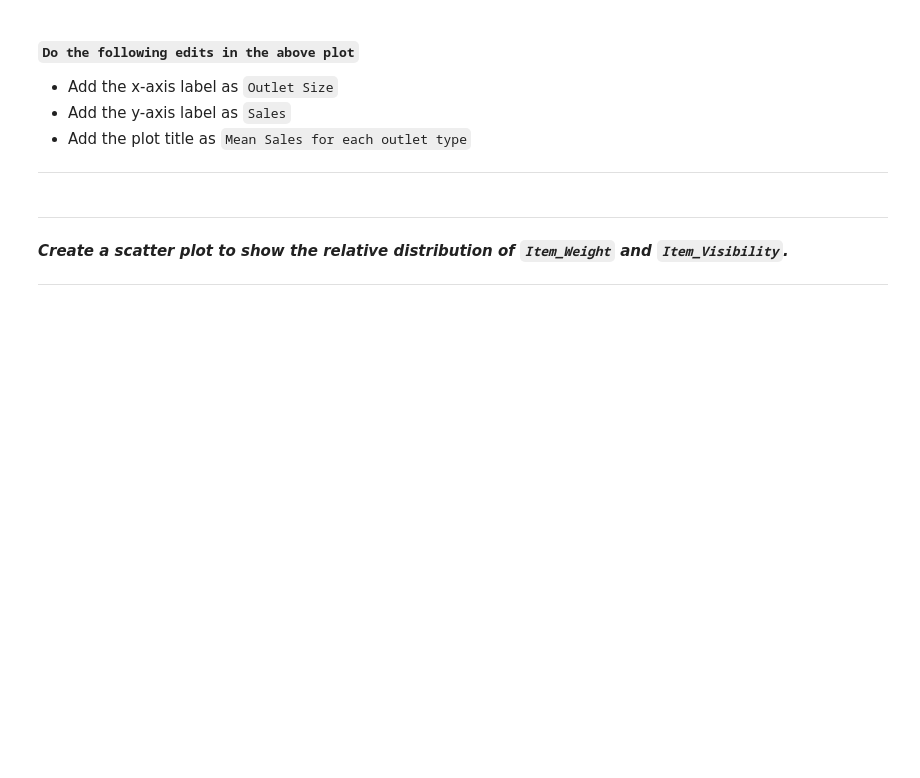
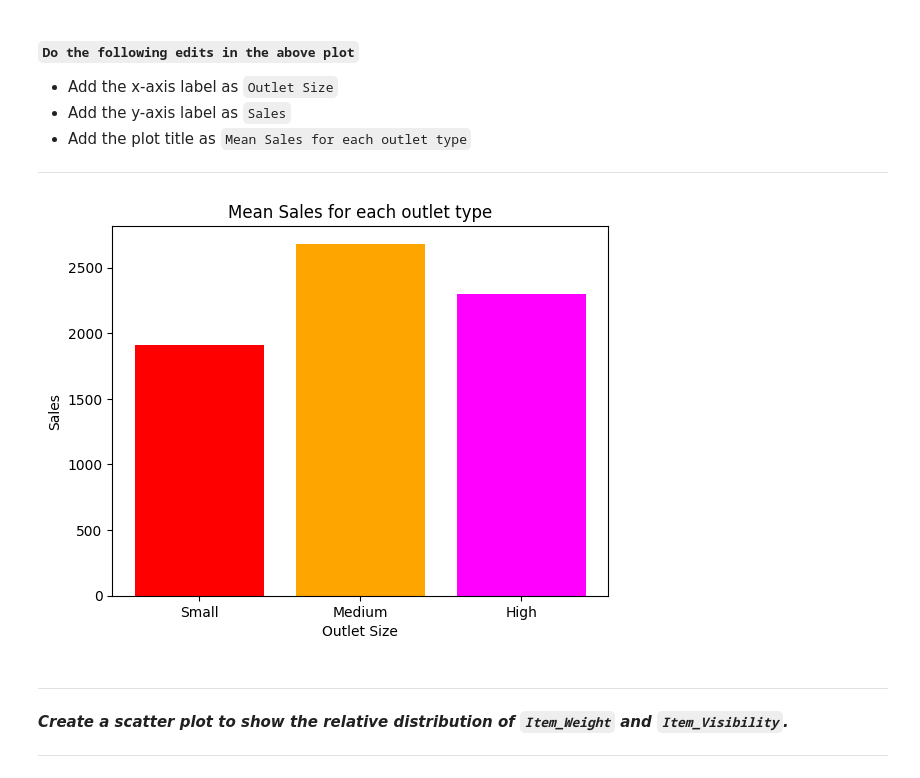
Before and after one commit to JapiKredi/Pinnacle_AI_program_AnalyticsVidyha, a Jupyter notebook: Assignment_Pandas_Seabord_DataVisualization.ipynb, the cells around one changed output. Saved outputs shown, nothing was run; the diff lists cells and outputs as text; code cells hidden in the pictures; blank space fills up the shorter version.

```diff
--- a/Assignment_Pandas_Seabord_DataVisualization.ipynb
+++ b/Assignment_Pandas_Seabord_DataVisualization.ipynb
@@ -66,3 +64,40 @@ plt.bar(x, y, color=['red', 'orange', 'magenta']);
+# %%
+## WRITE YOUR CODE HERE
+
+# Define the custom order for Outlet_Size
+size_order = pd.CategoricalDtype(categories=['Small', 'Medium', 'High'], ordered=True)
+data_BM['Outlet_Size'] = data_BM['Outlet_Size'].astype(size_order)
+
+# Calculate mean sales by outlet size
+sales_by_outlet_size = data_BM.groupby('Outlet_Size', observed=True).Item_Outlet_Sales.mean()
+
+# Sort by the custom order
+sales_by_outlet_size = sales_by_outlet_size.sort_index()
+
+x = sales_by_outlet_size.index.tolist()
+y = sales_by_outlet_size.values.tolist()
+
+# Create the plot
+fig, ax = plt.subplots()
+
+# Add the x-axis label as Outlet Size
+ax.set_xlabel("Outlet Size")
+# Add the y-axis label as Sales
+ax.set_ylabel("Sales")
+# Add the plot title as Mean Sales for each outlet type
+ax.set_title("Mean Sales for each outlet type") # I am using ax.set_title as there was a conflict with plt.title being set as an environment variable in Google Colab
+
+# Set xticks
+ax.set_xticks(np.arange(len(x)))
+ax.set_xticklabels(x)
+
+# Plot the bar chart
+ax.bar(x, y, color=['red', 'orange', 'magenta'])
+
+# Show the plot
+plt.show()
+# %% [output]
+[figure, added]
 # %% [markdown]
 ---
 
```
Also changed, not shown: parts of 6 cells of this notebook.
